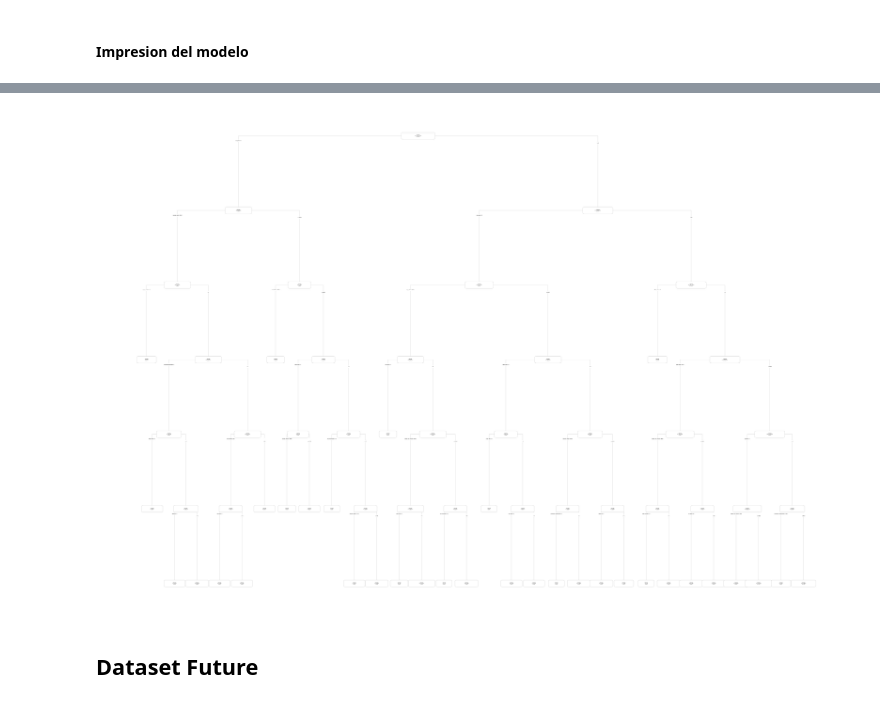
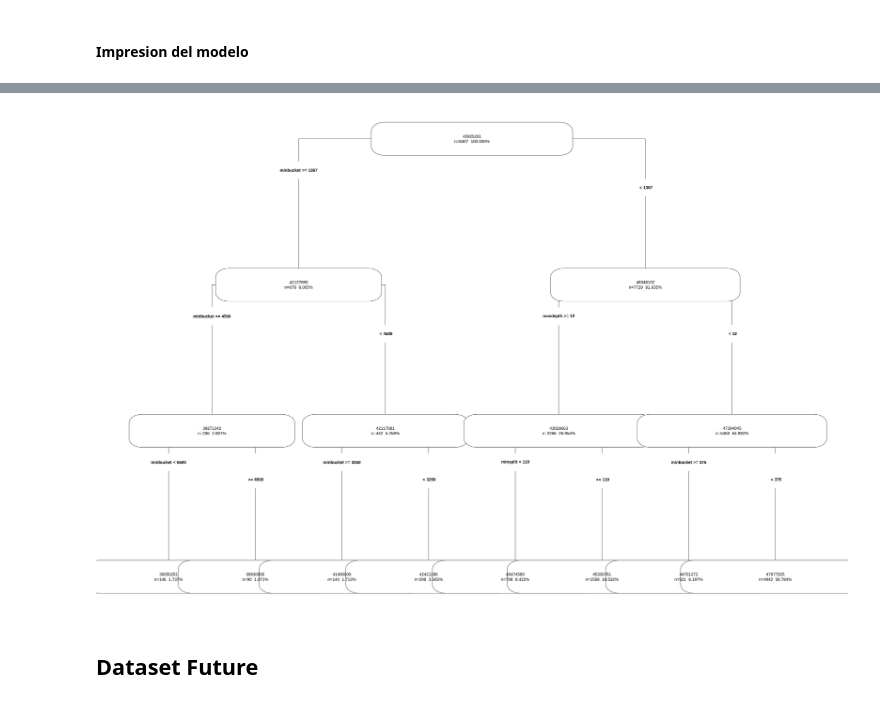
Before and after one commit to patriciasandagorda/labo2025v, a Jupyter notebook: src/rpart/102_FinalTrain_predecirGanancia.ipynb, the cells around one changed output, grey strips where cells are left out. Saved outputs shown, nothing was run; the diff lists cells and outputs as text; code cells hidden in the pictures.

```diff
--- a/src/rpart/102_FinalTrain_predecirGanancia.ipynb
+++ b/src/rpart/102_FinalTrain_predecirGanancia.ipynb
@@ -118,0 +148,5 @@ dtrain_final <- dataset[foto_mes == 202107] # defino donde voy a entrenar
+# %%
+url <- "https://docs.google.com/spreadsheets/d/1i2C4oVTMnaPYllUORe3BPoTL2NqY5cW0B70RFBj28Pc/edit?usp=sharing"
+dtrain_final <- read_sheet(url, sheet = "Hoja 2")
+
+head(dtrain_final)
@@ -125,9 +172,9 @@ Aqui los hiperparámetros estan hardcodeados
 # %%
 param_final <- list (
   "cp"= -0.5, # complejidad minima
-  "minsplit"= 800, # minima cantidad de regs en un nodo para hacer el split
-  "minbucket"= 12, # minima cantidad de regs en una hoja
-  "maxdepth"= 6 # profundidad máxima del arbol
+  "minsplit"= 150, # minima cantidad de regs en un nodo para hacer el split
+  "minbucket"= 50, # minima cantidad de regs en una hoja
+  "maxdepth"= 3 # profundidad máxima del arbol
 )
 # %% [markdown]
 ### Training
@@ -135,7 +182,7 @@ param_final <- list (
 # genero el modelo,  aqui se construye el arbol
 # quiero predecir clase_ternaria a partir de el resto de las variables
 modelo_final <- rpart(
-    formula= "clase_ternaria ~ .",
+    formula= "ganancia_test ~ .",
     data= dtrain_final, # los datos donde voy a entrenar
     xval= 0,
     control= param_final
@@ -152,6 +199,7 @@ prp(modelo_final,
     branch= 1,
     type= 4,
     varlen= 0,
-    faclen= 0
+    faclen= 0,
+    cex = 1
 )
 # %% [output]
@@ -160,4 +206,4 @@ Warning message:
-[figure, old version]
+[figure, new version]
 # %% [markdown]
 ## Dataset Future
 # %% [markdown]
```
Also changed, not shown: parts of 7 cells of this notebook.
